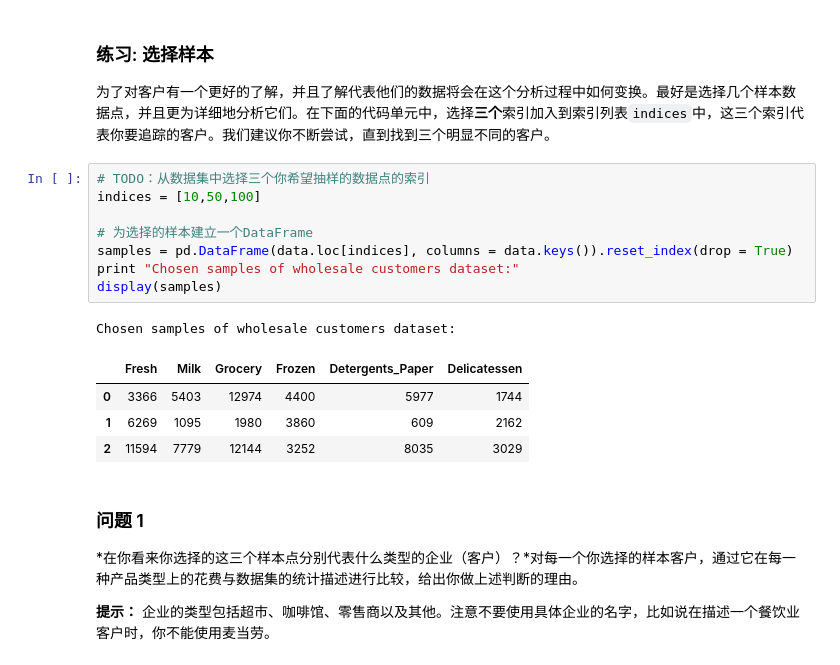
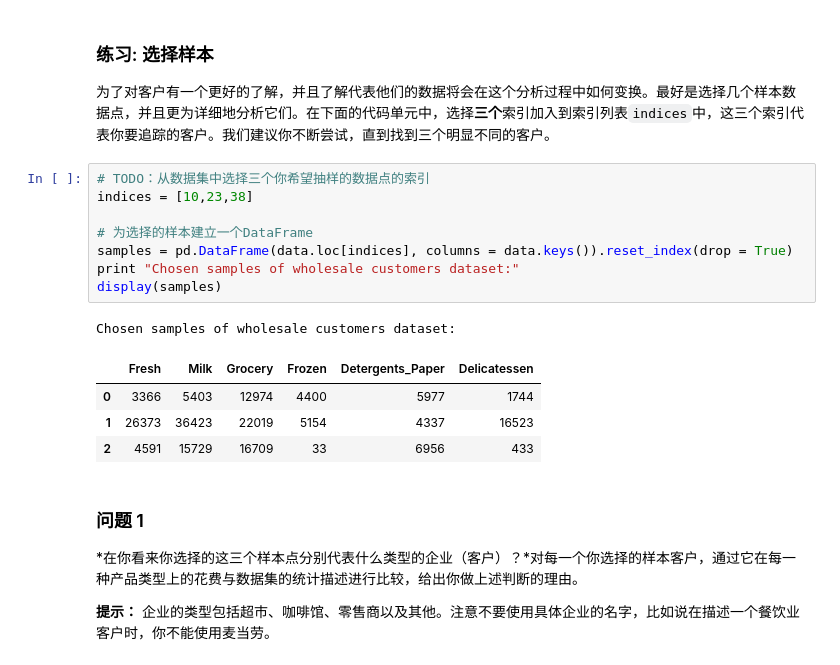
Before and after one commit to gyhkevin/udacity-ML-2, a Jupyter notebook: p3/creating_customer_segments/customer_segments.ipynb, the cells around one changed output. Drawn from its saved outputs; the diff is of its cells as text.

```diff
--- a/p3/creating_customer_segments/customer_segments.ipynb
+++ b/p3/creating_customer_segments/customer_segments.ipynb
@@ -63,18 +63,18 @@ display(data.describe())
 为了对客户有一个更好的了解，并且了解代表他们的数据将会在这个分析过程中如何变换。最好是选择几个样本数据点，并且更为详细地分析它们。在下面的代码单元中，选择**三个**索引加入到索引列表`indices`中，这三个索引代表你要追踪的客户。我们建议你不断尝试，直到找到三个明显不同的客户。
 # %%
 # TODO：从数据集中选择三个你希望抽样的数据点的索引
-indices = [10,50,100]
+indices = [10,23,38]
 
 # 为选择的样本建立一个DataFrame
 samples = pd.DataFrame(data.loc[indices], columns = data.keys()).reset_index(drop = True)
 print "Chosen samples of wholesale customers dataset:"
 display(samples)
 # %% [output]
 Chosen samples of wholesale customers dataset:
 |  | Fresh | Milk | Grocery | Frozen | Detergents_Paper | Delicatessen |
 | 0 | 3366 | 5403 | 12974 | 4400 | 5977 | 1744 |
-| 1 | 6269 | 1095 | 1980 | 3860 | 609 | 2162 |
-| 2 | 11594 | 7779 | 12144 | 3252 | 8035 | 3029 |
+| 1 | 26373 | 36423 | 22019 | 5154 | 4337 | 16523 |
+| 2 | 4591 | 15729 | 16709 | 33 | 6956 | 433 |
 # %% [markdown]
 ### 问题 1
 *在你看来你选择的这三个样本点分别代表什么类型的企业（客户）？*对每一个你选择的样本客户，通过它在每一种产品类型上的花费与数据集的统计描述进行比较，给出你做上述判断的理由。
```
Also changed, not shown: parts of 16 cells of this notebook, 1 other file.
